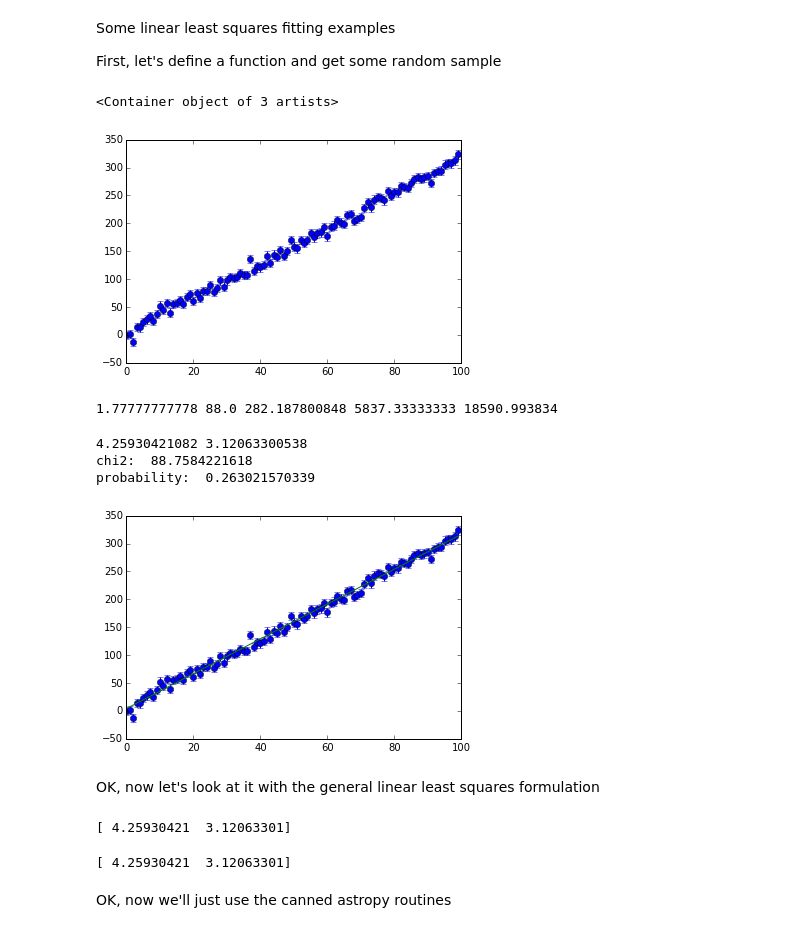
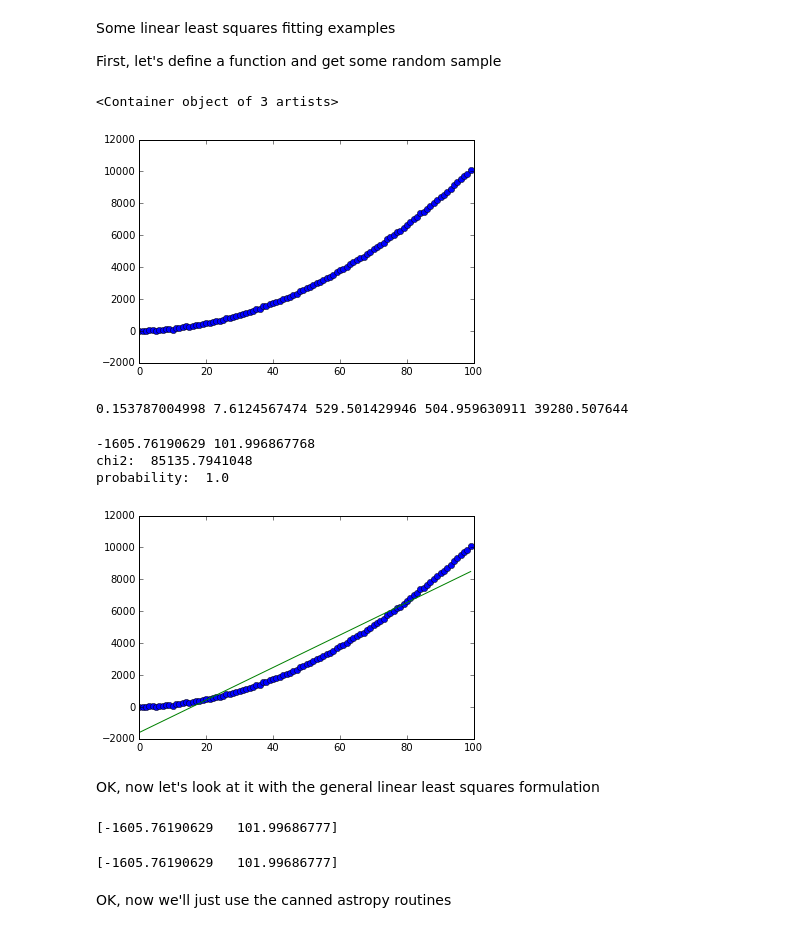
Before and after one commit to holtzmanjon/a575, a Jupyter notebook: fitting/fitting.ipynb, the cells around one changed output. Cells and saved outputs as stored; diff of their text form; code cells hidden in the pictures.

```diff
--- a/fitting/fitting.ipynb
+++ b/fitting/fitting.ipynb
@@ -5,27 +5,27 @@ First, let's define a function and get some random sample
 # %%
 %matplotlib inline
 import numpy as np
 import matplotlib.pyplot as plt
 import scipy
 
 def func(x) :
     ''' A simple polynomial function '''
     a=5.6
     b=3.1
-    return a + b*x   #+ x**2
+    return a + b*x + x**2
 
 # get 100 samples with homoschedastic errors
 n=100
-sigma=7.5+np.zeros(100)
+sigma=25.5+np.zeros(100)
 x=np.arange(n)
 # get the y values with gaussian errors
 y=func(x)+np.random.normal(0.,sigma,n)
 # plot it up
 plt.clf()
 plt.errorbar(x,y,yerr=sigma,marker='o',linestyle='none')
 # %% [output]
 <Container object of 3 artists>
-[figure, old version]
+[figure, new version]
 # %%
 # for a straight line fit, calculate the required sums
 # short way
@@ -36,7 +36,7 @@ sxx=np.sum(x**2/sigma**2)
 sxy=np.sum(x*y/sigma**2)
 print s, sx, sy, sxx, sxy
 # %% [output]
-1.77777777778 88.0 282.187800848 5837.33333333 18590.993834
+0.153787004998 7.6124567474 529.501429946 504.959630911 39280.507644
 # %%
 
 # now calculate the parameters
@@ -57,10 +57,10 @@ from scipy import stats as stats
 cdf=stats.chi2.cdf(chi2,df)
 print 'probability: ', cdf
 # %% [output]
-4.25930421082 3.12063300538
-chi2:  88.7584221618
-probability:  0.263021570339
+-1605.76190629 101.996867768
+chi2:  85135.7941048
+probability:  1.0
-[figure, old version]
+[figure, new version]
 # %% [markdown]
 OK, now let's look at it with the general linear least squares formulation
 # %%
@@ -82,7 +82,7 @@ for i in range(len(x)) :
 c=np.linalg.inv(alpha)
 print np.dot(c,beta)
 # %% [output]
-[ 4.25930421  3.12063301]
+[-1605.76190629   101.99686777]
 # %%
 # note can do this more compactly with vector arithmetic
 # loop over parameters, sums over data points are done with vector arithmetic
@@ -93,7 +93,7 @@ for k in np.arange(npar) :
 c=np.linalg.inv(alpha)
 print np.dot(c,beta)
 # %% [output]
-[ 4.25930421  3.12063301]
+[-1605.76190629   101.99686777]
 # %% [markdown]
 OK, now we'll just use the canned astropy routines
 # %%
```
Also changed, not shown: parts of 8 cells of this notebook.
